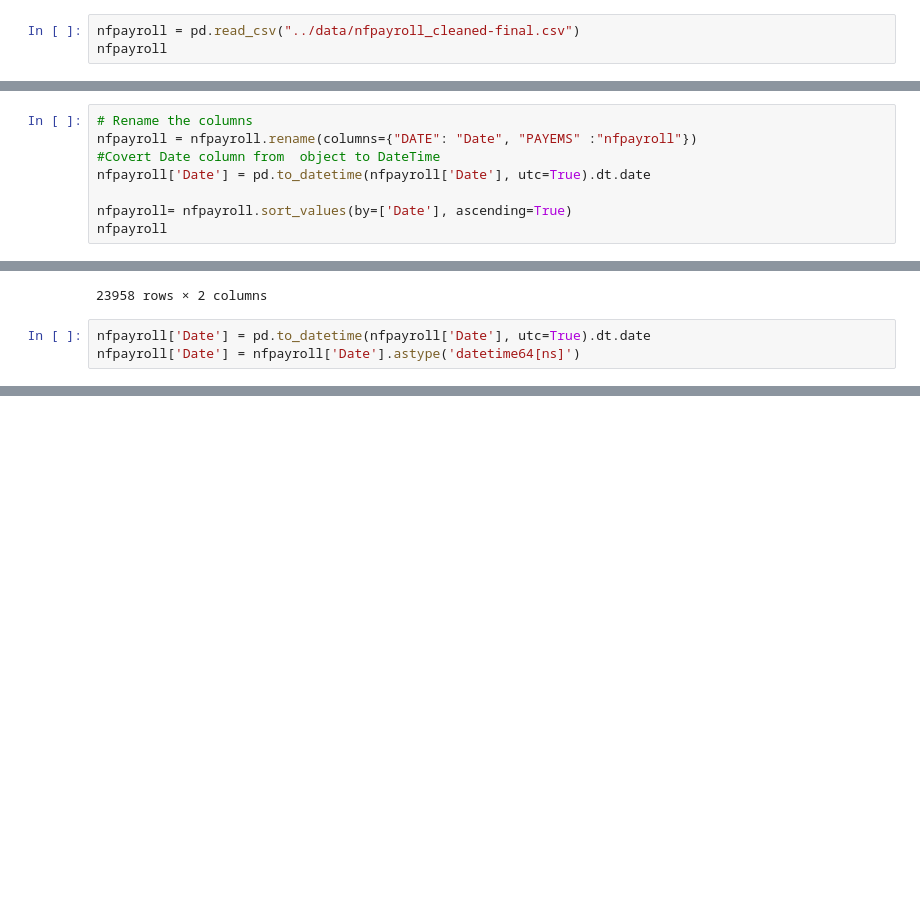
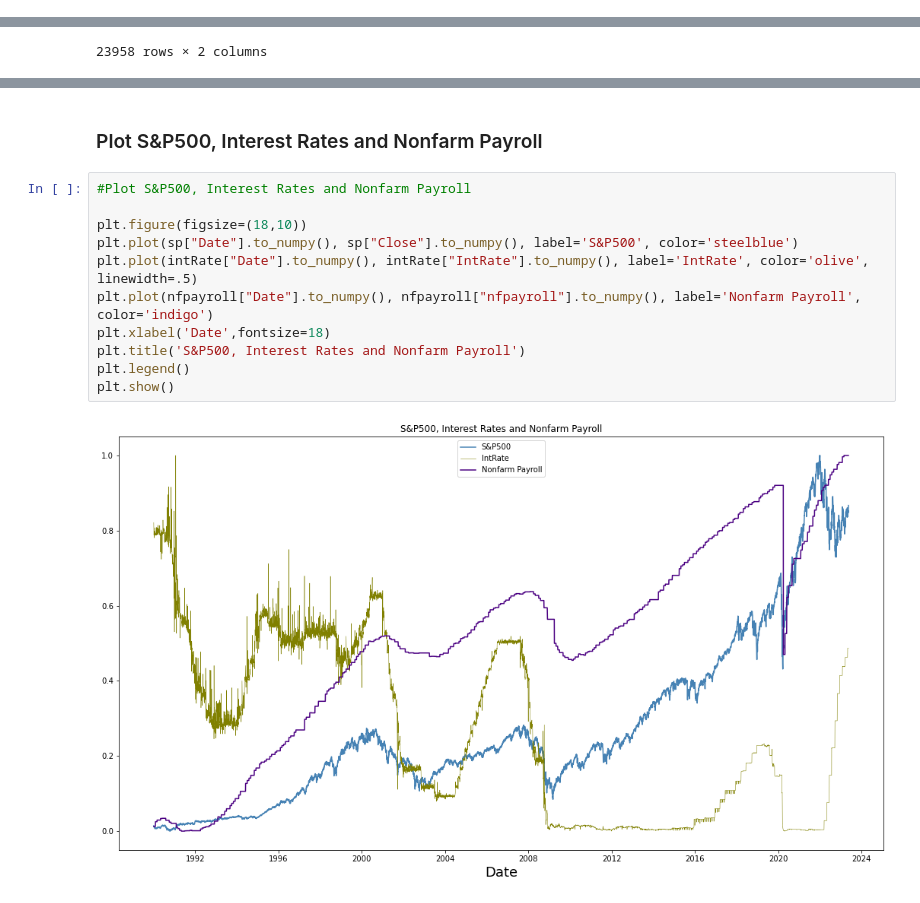
Before and after one commit to AjayNSS/SP500, a Jupyter notebook: notebook/sp500_eda.ipynb, the cells around one changed output, grey strips where cells are left out. Cells and saved outputs as stored; diff of their text form; blank space fills up the shorter version.

```diff
--- a/notebook/sp500_eda.ipynb
+++ b/notebook/sp500_eda.ipynb
@@ -547,3 +24,0 @@ intr
-# %%
-nfpayroll = pd.read_csv("../data/nfpayroll_cleaned-final.csv")
-nfpayroll
@@ -571,8 +24,0 @@ dtype: int64
-# %%
-# Rename the columns
-nfpayroll = nfpayroll.rename(columns={"DATE": "Date", "PAYEMS" :"nfpayroll"})
-#Covert Date column from  object to DateTime
-nfpayroll['Date'] = pd.to_datetime(nfpayroll['Date'], utc=True).dt.date
-
-nfpayroll= nfpayroll.sort_values(by=['Date'], ascending=True)
-nfpayroll
@@ -606,6 +38,3 @@ nfpayroll
 | 23956 | 2023-05-17 | 155420.0 |
 | 23957 | 2023-05-18 | 155420.0 |
 23958 rows × 2 columns
-# %%
-nfpayroll['Date'] = pd.to_datetime(nfpayroll['Date'], utc=True).dt.date
-nfpayroll['Date'] = nfpayroll['Date'].astype('datetime64[ns]')
@@ -854,0 +177,15 @@ unemp
+# %% [markdown]
+### Plot S&P500, Interest Rates and Nonfarm Payroll
+# %%
+#Plot S&P500, Interest Rates and Nonfarm Payroll
+
+plt.figure(figsize=(18,10))
+plt.plot(sp["Date"].to_numpy(), sp["Close"].to_numpy(), label='S&P500', color='steelblue')
+plt.plot(intRate["Date"].to_numpy(), intRate["IntRate"].to_numpy(), label='IntRate', color='olive', linewidth=.5)
+plt.plot(nfpayroll["Date"].to_numpy(), nfpayroll["nfpayroll"].to_numpy(), label='Nonfarm Payroll', color='indigo')
+plt.xlabel('Date',fontsize=18)
+plt.title('S&P500, Interest Rates and Nonfarm Payroll')
+plt.legend()
+plt.show()
+# %% [output]
+[figure, added]
```
Also changed, not shown: parts of 73 cells of this notebook.
